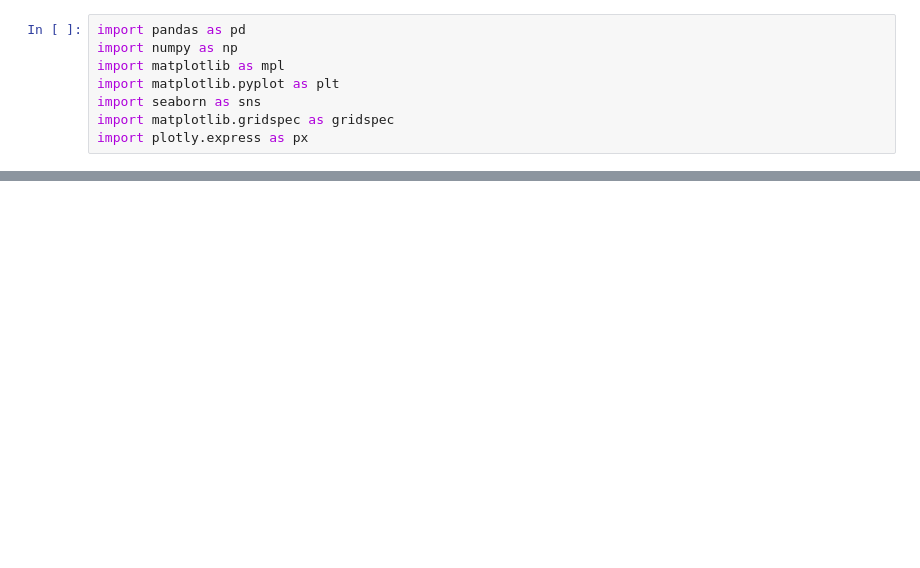
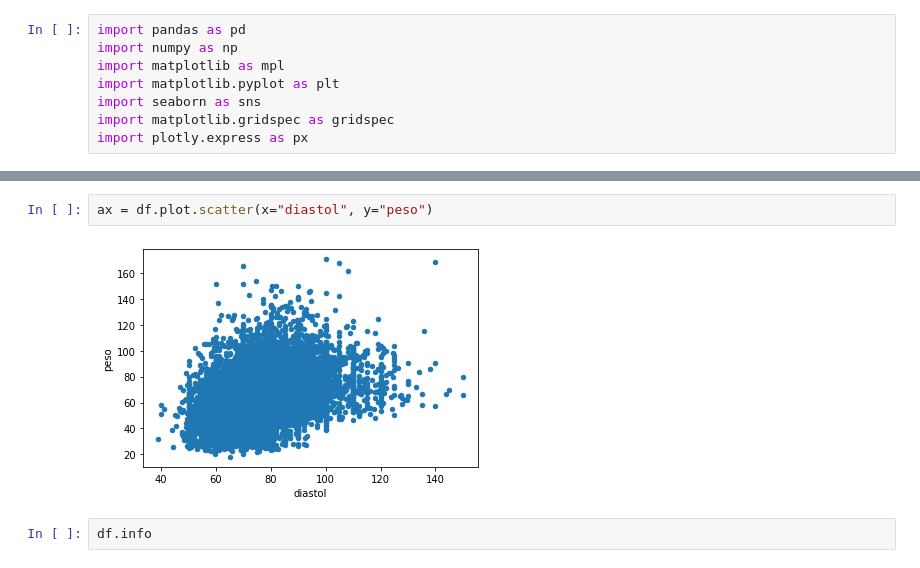
Before and after one commit to Caavalos/DMEGADE3, a Jupyter notebook: act6.ipynb, the cells around one changed output, grey strips where cells are left out. Drawn from its saved outputs; the diff is of its cells as text; blank space fills up the shorter version.

```diff
--- a/act6.ipynb
+++ b/act6.ipynb
@@ -41,0 +45,6 @@ FileNotFoundError: [Errno 2] No such file or directory: 'antropometria-dataset-1
+# %%
+ax = df.plot.scatter(x="diastol", y="peso")
+# %% [output]
+[figure, added]
+# %%
+df.info
```
Also changed, not shown: parts of 4 cells of this notebook.
